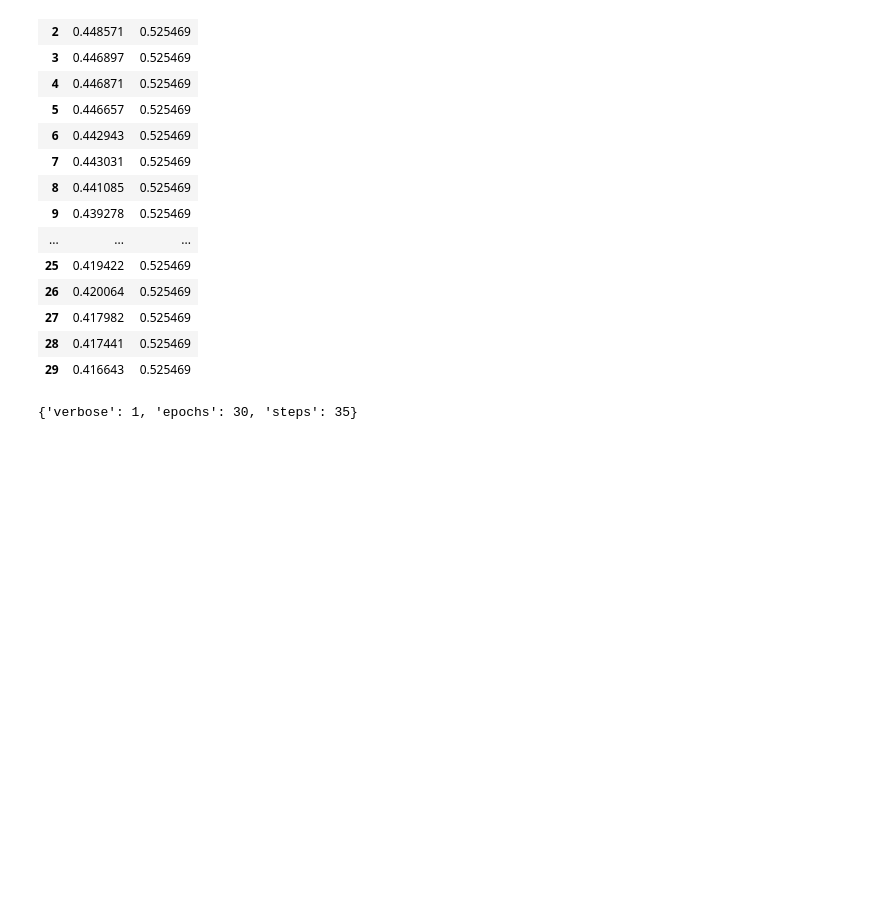
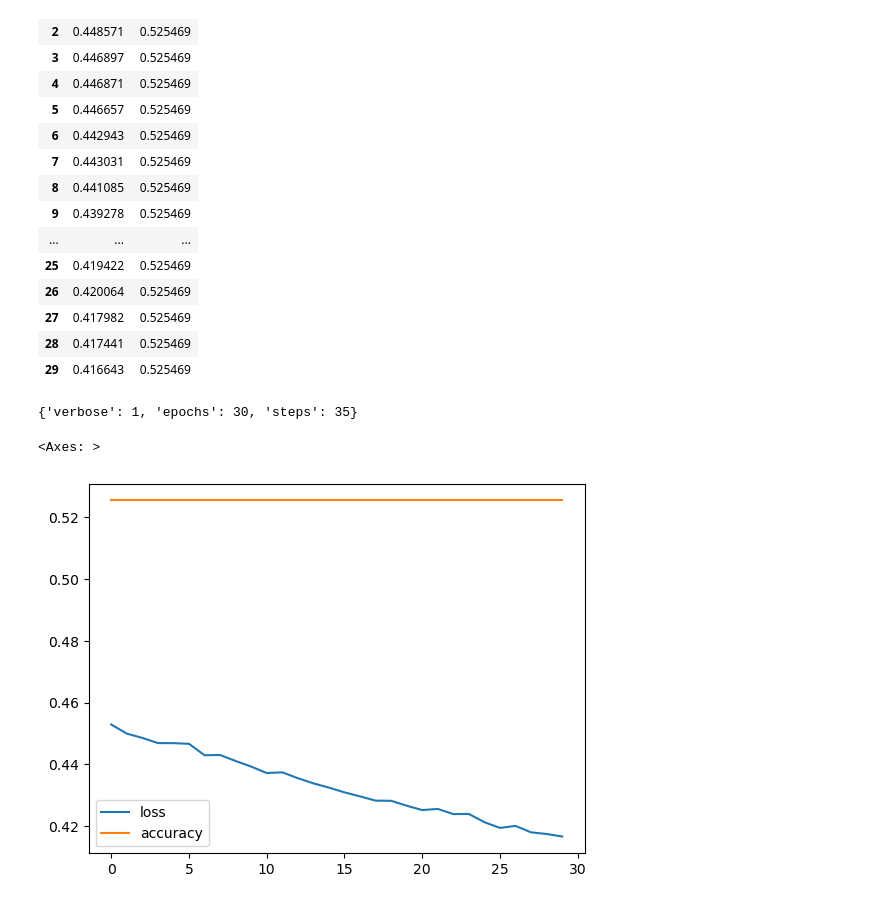
Before and after one commit to DragonKrissash/Data-Science-Masters, a Jupyter notebook: Home Work/04 - Neural Networks/04 - Callback Function/04 - Callback Function.ipynb, the cells around one changed output. Drawn from its saved outputs; the diff is of its cells as text; code cells hidden in the pictures; blank space fills up the shorter version.

```diff
--- a/Home Work/04 - Neural Networks/04 - Callback Function/04 - Callback Function.ipynb
+++ b/Home Work/04 - Neural Networks/04 - Callback Function/04 - Callback Function.ipynb
@@ -196,4 +196,7 @@ history.params
 # %% [output]
 {'verbose': 1, 'epochs': 30, 'steps': 35}
 # %%
-df.pl
+df.plot()
+# %% [output]
+<Axes: >
+[figure, added]
```
Also changed, not shown: parts of 3 cells of this notebook, 1 other file.
